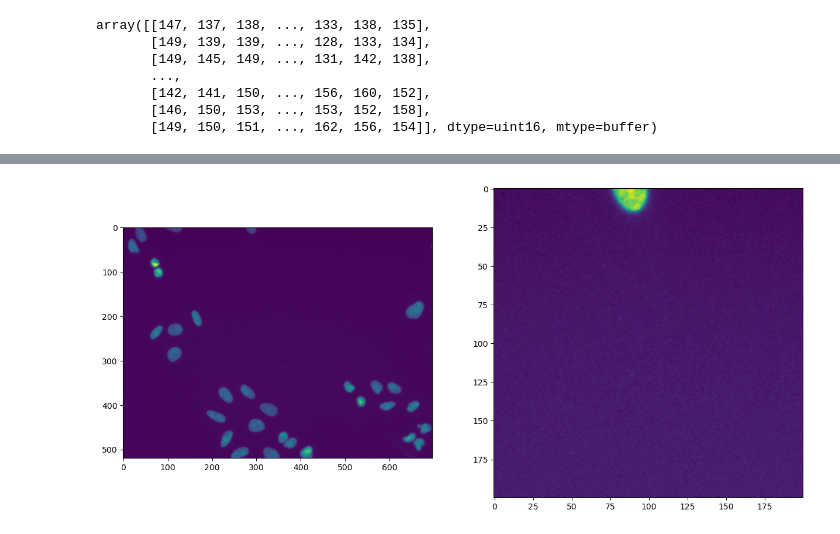
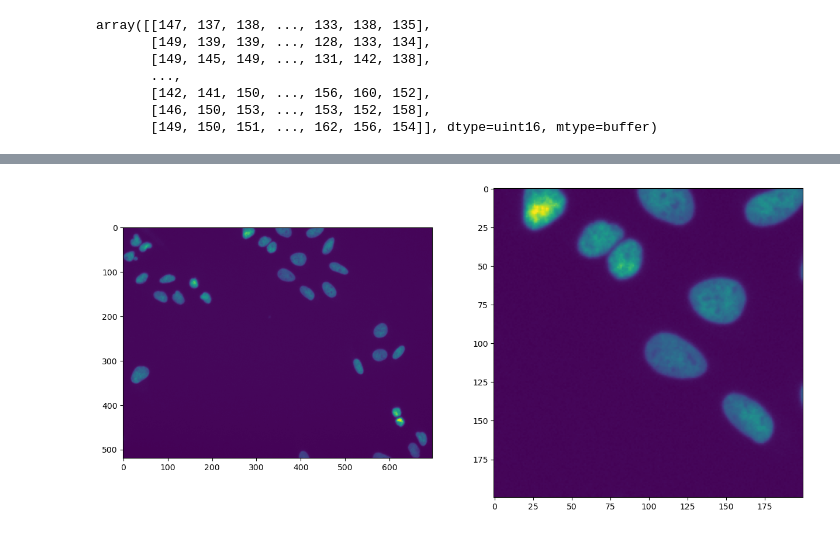
Before and after one commit to vaioic/OIC-136_Microglia, a Jupyter notebook: cle_Tutorials.ipynb, the cells around one changed output, grey strips where cells are left out. Drawn from its saved outputs; the diff is of its cells as text; code cells hidden in the pictures.

```diff
--- a/cle_Tutorials.ipynb
+++ b/cle_Tutorials.ipynb
@@ -598,3 +593,9 @@ bb_height=200
+# %%
+# define an interesting sub-region
+bb_x=250
+bb_y=0
+bb_width=200
+bb_height=200
 # %%
 import pyclesperanto as cle
 
@@ -624,0 +651,4 @@ array([[147, 137, 138, ..., 133, 138, 135],
+# %%
+flip = cle.create((input_gpu.shape),dtype=input_gpu.dtype)
+flipped_img = cle.flip(input_gpu, flip_x = True, flip_y = True)
+cle.paste(flipped_img, flip)
@@ -625,9 +663,10 @@ array([[147, 137, 138, ..., 133, 138, 135],
 # %%
-input_crop = cle.crop(input_gpu, start_x=bb_x, start_y=bb_y, width=bb_width, height=bb_height)
-
+#Image was read in differently than what was shown in the tutorial, had to flip the image to match better.
+#possible bug: flip gives the same results regardless of the axises specified
+input_crop = cle.crop(flip, start_x=bb_x, start_y=bb_y, width=bb_width, height=bb_height)
 fig, axs = plt.subplots(1, 2, figsize=(15, 15))
-axs[0].imshow(input_gpu)
+axs[0].imshow(flip)
 axs[1].imshow(input_crop)
 plt.show()
 # %% [output]
-[figure, old version]
+[figure, new version]
```
Also changed, not shown: parts of 19 cells of this notebook.
